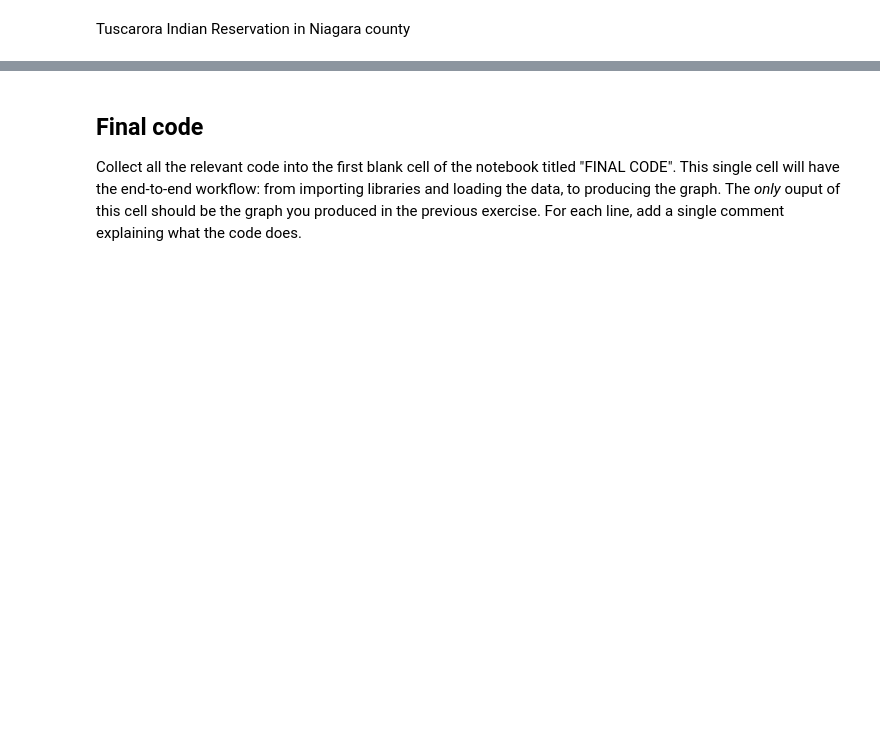
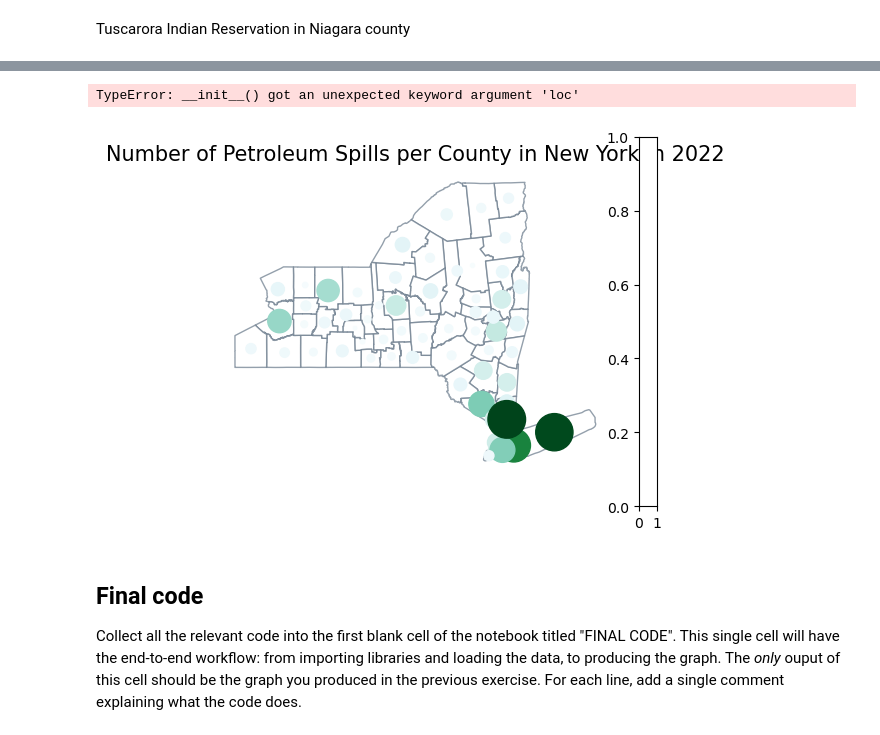
Before and after one commit to mariamkg00/eds-220-hwk-3, a Jupyter notebook: hwk3-task1-spills.ipynb, the cells around one changed output, grey strips where cells are left out. Saved outputs shown, nothing was run; the diff lists cells and outputs as text; code cells hidden in the pictures; blank space fills up the shorter version.

```diff
--- a/hwk3-task1-spills.ipynb
+++ b/hwk3-task1-spills.ipynb
@@ -604,3 +603,31 @@ plt.show()
+# %%
+
+fig, ax = plt.subplots()
+# remove the axis box around the map
+ax.axis('off')
+# update title
+ax.set_title('Number of Petroleum Spills per County in New York in 2022', fontsize = 15)
+ny_map = counties.loc[(counties.statefp == '36')]
+#adding new york boundary map
+ny_map.plot(ax = ax,
+                 color = '#FFFFFF',
+                 edgecolor = 'slategray',
+                 column = 'n_spills',
+                 markersize = 0.5,
+                 alpha = 0.75)
+ny_counties.plot(ax = ax,
+                 column = 'n_spills',
+                 markersize = 'n_spills',
+                 cmap ='BuGn',
+                 legend = True,
+                 legend_kwds= {'loc': "lower right",
+                                'title':'Number of Petroleum Spills',
+                                'title_fontsize':'small',
+                                'fontsize':'small'})
+plt.show()
+# %% [output]
+TypeError: __init__() got an unexpected keyword argument 'loc'
+[figure, added]
 # %% [markdown]
 ## Final code
 
```
Also changed, not shown: parts of 5 cells of this notebook.
